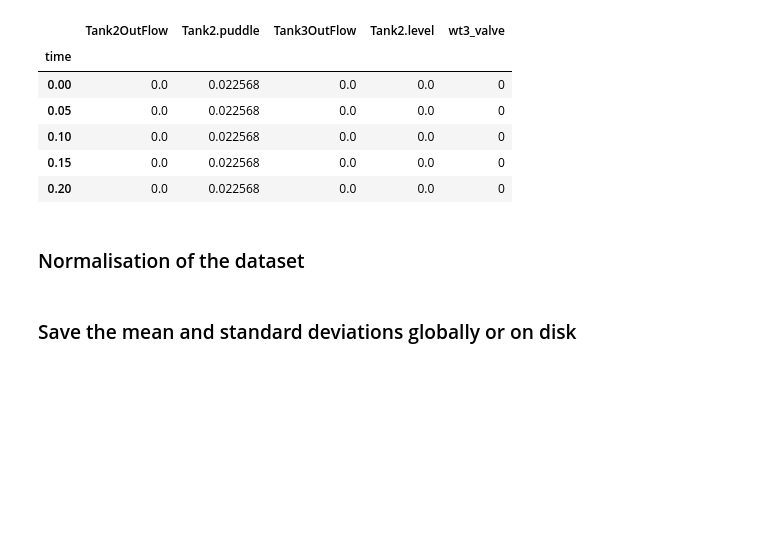
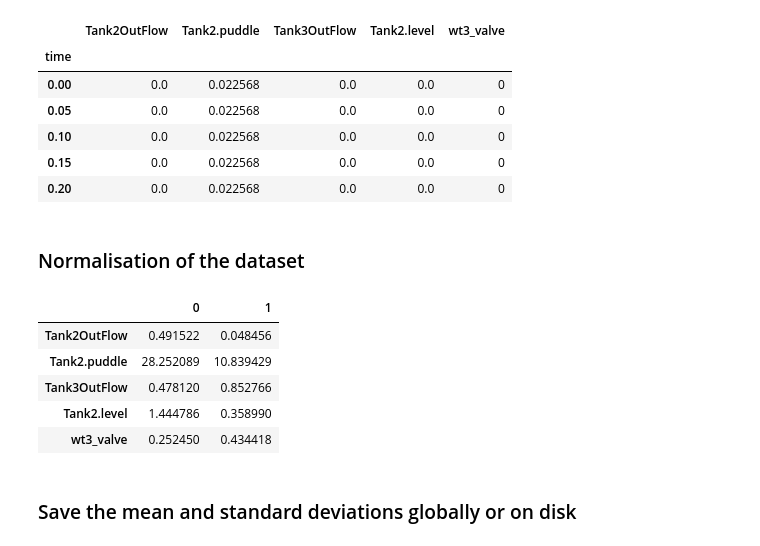
Before and after one commit to hayatu4islam/Adaptive_Fault_Detection, a Jupyter notebook: VAR Model for Water Tank-Reduced.ipynb, the cells around one changed output. Saved outputs shown, nothing was run; the diff lists cells and outputs as text; code cells hidden in the pictures; blank space fills up the shorter version.

```diff
--- a/VAR Model for Water Tank-Reduced.ipynb
+++ b/VAR Model for Water Tank-Reduced.ipynb
@@ -133,6 +133,13 @@ def denormalise_timeseries(data, means, stds):
 
 normalised_data, means, stds = normalise_timeseries(df_raw)
 # %%
-# norm_vars = pd.concat([means, stds], axis=1)
-# norm_vars
+norm_vars = pd.concat([means, stds], axis=1)
+norm_vars
+# %% [output]
+|  | 0 | 1 |
+| Tank2OutFlow | 0.491522 | 0.048456 |
+| Tank2.puddle | 28.252089 | 10.839429 |
+| Tank3OutFlow | 0.478120 | 0.852766 |
+| Tank2.level | 1.444786 | 0.358990 |
+| wt3_valve | 0.252450 | 0.434418 |
 # %%
```
Also changed, not shown: parts of 9 cells of this notebook.
